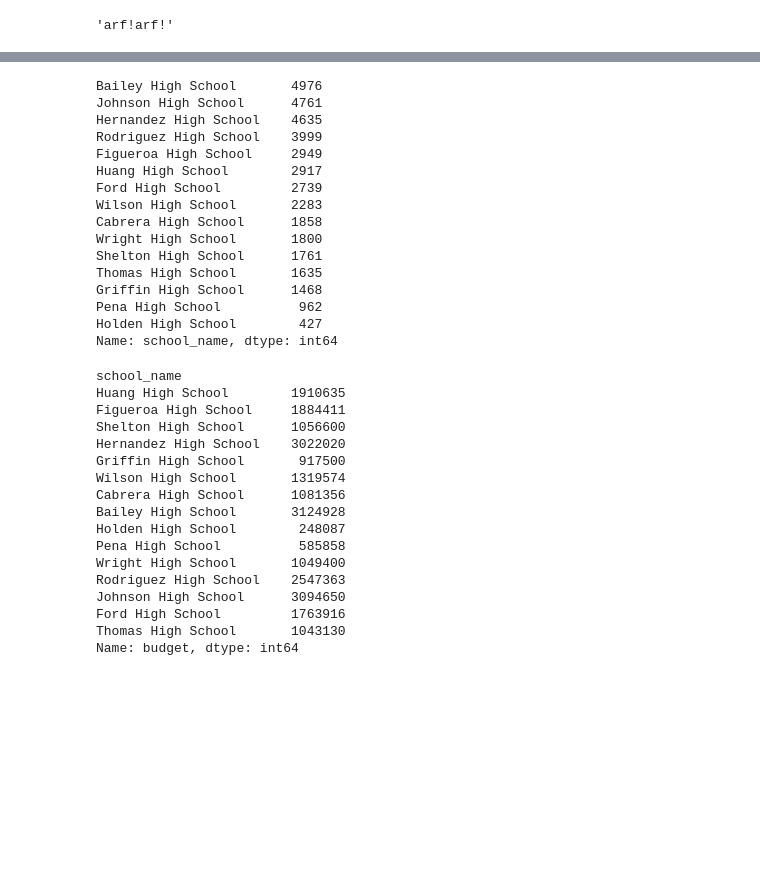
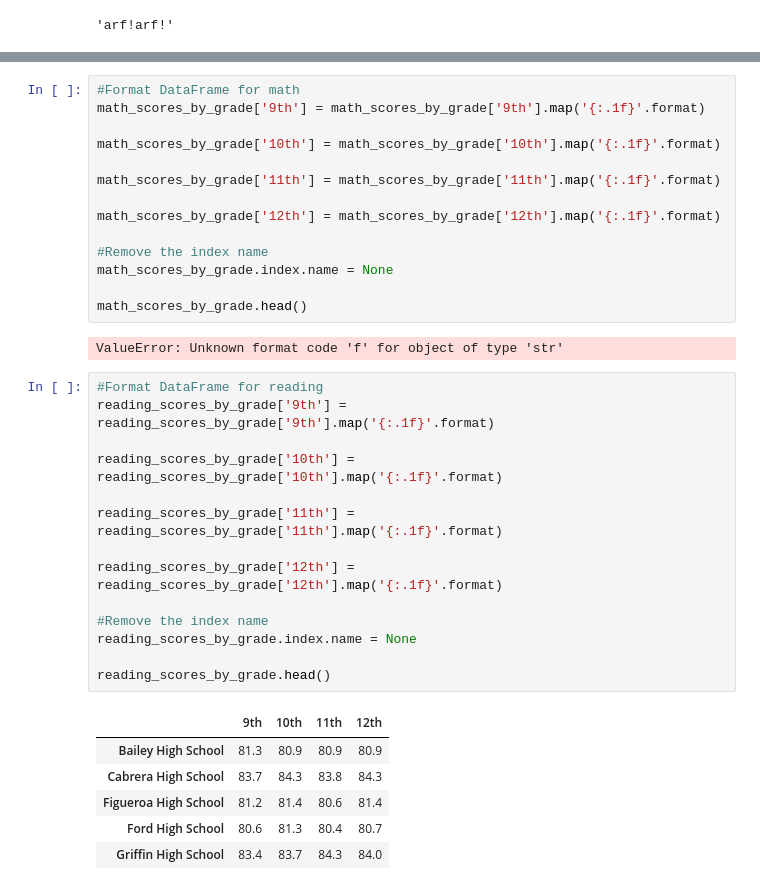
Before and after one commit to lmobashe/School_District_Analysis, a Jupyter notebook: PyCitySchools.ipynb, the cells around one changed output, grey strips where cells are left out. Cells and saved outputs as stored; diff of their text form; blank space fills up the shorter version.

```diff
--- a/PyCitySchools.ipynb
+++ b/PyCitySchools.ipynb
@@ -611,37 +661,37 @@ Name: type, dtype: object
 # %%
+#Format DataFrame for math
+math_scores_by_grade['9th'] = math_scores_by_grade['9th'].map('{:.1f}'.format)
+
+math_scores_by_grade['10th'] = math_scores_by_grade['10th'].map('{:.1f}'.format)
+
+math_scores_by_grade['11th'] = math_scores_by_grade['11th'].map('{:.1f}'.format)
+
+math_scores_by_grade['12th'] = math_scores_by_grade['12th'].map('{:.1f}'.format)
+
+#Remove the index name
+math_scores_by_grade.index.name = None
+
+math_scores_by_grade.head()
 # %% [output]
-Bailey High School       4976
-Johnson High School      4761
-Hernandez High School    4635
-Rodriguez High School    3999
-Figueroa High School     2949
-Huang High School        2917
-Ford High School         2739
-Wilson High School       2283
-Cabrera High School      1858
-Wright High School       1800
-Shelton High School      1761
-Thomas High School       1635
-Griffin High School      1468
-Pena High School          962
-Holden High School        427
-Name: school_name, dtype: int64
+ValueError: Unknown format code 'f' for object of type 'str'
 # %%
+#Format DataFrame for reading
+reading_scores_by_grade['9th'] = reading_scores_by_grade['9th'].map('{:.1f}'.format)
+
+reading_scores_by_grade['10th'] = reading_scores_by_grade['10th'].map('{:.1f}'.format)
+
+reading_scores_by_grade['11th'] = reading_scores_by_grade['11th'].map('{:.1f}'.format)
+
+reading_scores_by_grade['12th'] = reading_scores_by_grade['12th'].map('{:.1f}'.format)
+
+#Remove the index name
+reading_scores_by_grade.index.name = None
+
+reading_scores_by_grade.head()
 # %% [output]
-school_name
-Huang High School        1910635
-Figueroa High School     1884411
-Shelton High School      1056600
-Hernandez High School    3022020
-Griffin High School       917500
-Wilson High School       1319574
-Cabrera High School      1081356
-Bailey High School       3124928
-Holden High School        248087
-Pena High School          585858
-Wright High School       1049400
-Rodriguez High School    2547363
-Johnson High School      3094650
-Ford High School         1763916
-Thomas High School       1043130
-Name: budget, dtype: int64
+|  | 9th | 10th | 11th | 12th |
+| Bailey High School | 81.3 | 80.9 | 80.9 | 80.9 |
+| Cabrera High School | 83.7 | 84.3 | 83.8 | 84.3 |
+| Figueroa High School | 81.2 | 81.4 | 80.6 | 81.4 |
+| Ford High School | 80.6 | 81.3 | 80.4 | 80.7 |
+| Griffin High School | 83.4 | 83.7 | 84.3 | 84.0 |
```
Also changed, not shown: parts of 26 cells of this notebook.
